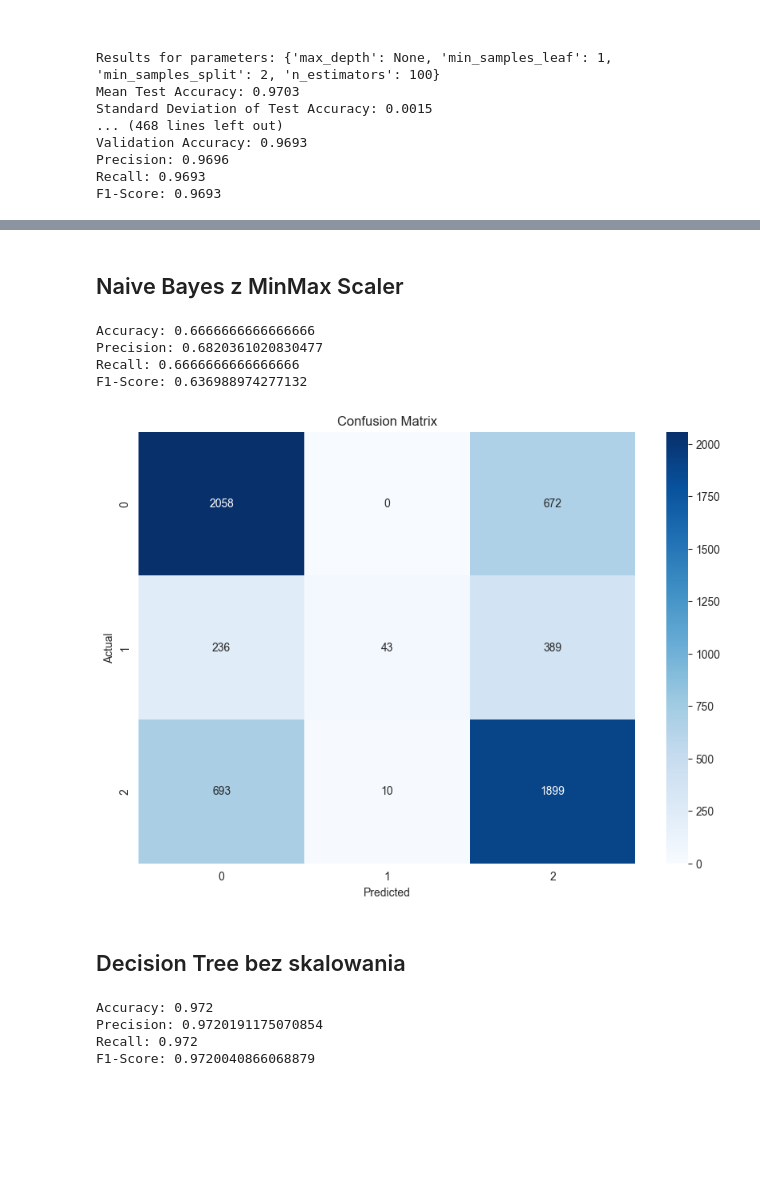
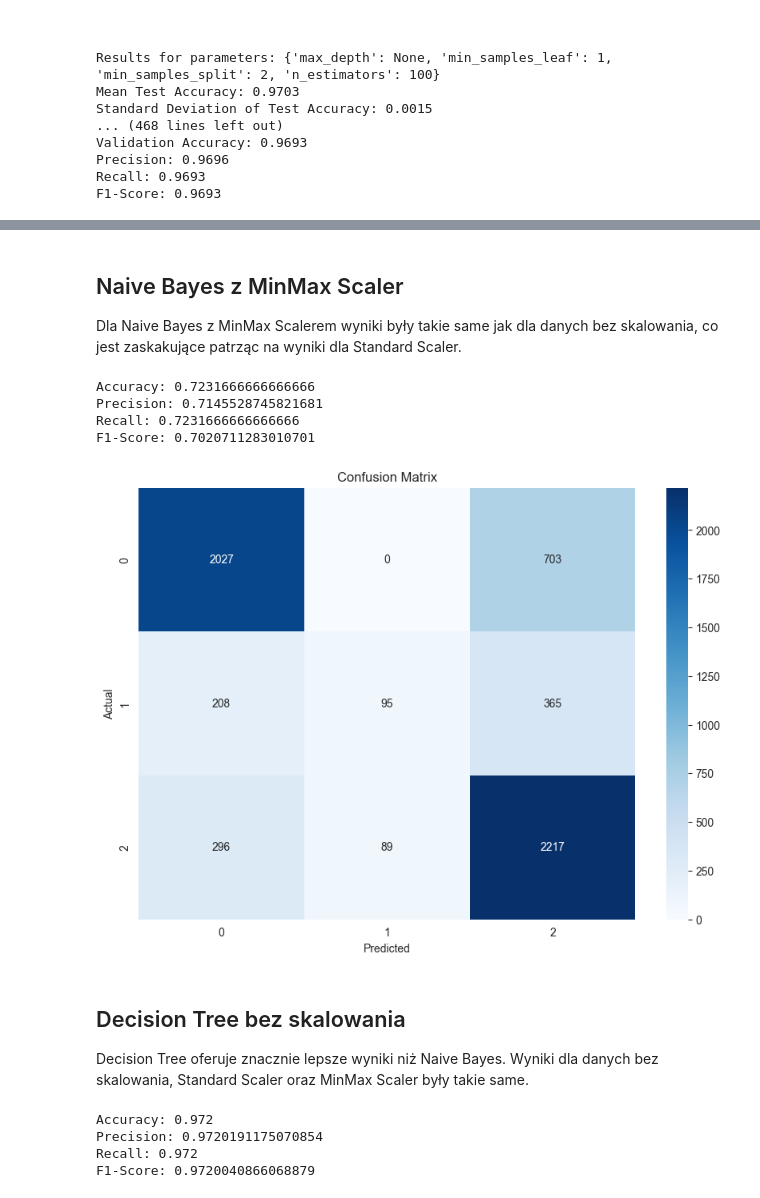
Before and after one commit to Ninja00Shadow/SIiIW, a Jupyter notebook: MachineLearning/List4.ipynb, the cells around one changed output, grey strips where cells are left out. Cells and saved outputs as stored; diff of their text form; code cells hidden in the pictures; blank space fills up the shorter version.

```diff
--- a/MachineLearning/List4.ipynb
+++ b/MachineLearning/List4.ipynb
@@ -262,0 +329,15 @@ weighted avg       0.70      0.68      0.65      6000
+# %%
+nb_model = BernoulliNB()
+
+nb_params = {
+    'alpha': [0.1, 0.5, 1, 1.5, 2, 3, 5]
+}
+
+nb_grid = GridSearchCV(estimator=nb_model, param_grid=nb_params, cv=5, scoring='accuracy')
+nb_grid.fit(X_train, y_train)
+
+print("Best parameters for Bernoulli Naive Bayes:", nb_grid.best_params_)
+nb_best_model = nb_grid.best_estimator_
+nb_predictions = nb_best_model.predict(X_val)
+print("Accuracy:", accuracy_score(y_val, nb_predictions))
+print(classification_report(y_val, nb_predictions))
@@ -274,7 +371,7 @@ for i, params in enumerate(results['params']):
     print(f"Mean Test Accuracy: {mean_test_score:.4f}")
     print(f"Standard Deviation of Test Accuracy: {std_test_score:.4f}")
 
-    model = GaussianNB(**params)
+    model = BernoulliNB(**params)
     model.fit(X_train, y_train)
     predictions = model.predict(X_val)
 
@@ -492,5 +643,5 @@ def train_and_evaluate(model, X_val, y_val):
 # %%
-nb_model = GaussianNB(var_smoothing=0.01)
+nb_model = BernoulliNB(alpha=2)
 nb_model.fit(X_train, y_train)
 
 _, nb_accuracy, nb_precision, nb_recall, nb_f1 = train_and_evaluate(nb_model, X_val, y_val)
@@ -505,5 +658,5 @@ F1-Score: 0.6506694768031549
 # %%
-nb_model = GaussianNB(var_smoothing=0.01)
+nb_model = BernoulliNB(alpha=2)
 nb_model.fit(processed_x_train, y_train)
 
 _, nb_accuracy, nb_precision, nb_recall, nb_f1 = train_and_evaluate(nb_model, processed_x_val, y_val)
@@ -515,19 +668,23 @@ F1-Score: 0.6410710260061223
 [figure]
 # %% [markdown]
 ## Naive Bayes z MinMax Scaler
+
+Dla Naive Bayes z MinMax Scalerem wyniki były takie same jak dla danych bez skalowania, co jest zaskakujące patrząc na wyniki dla Standard Scaler.
 # %%
-nb_model = GaussianNB(var_smoothing=0.01)
+nb_model = BernoulliNB(alpha=2)
 nb_model.fit(processed2_x_train, y_train)
 
 _, nb_accuracy, nb_precision, nb_recall, nb_f1 = train_and_evaluate(nb_model, processed2_x_val, y_val)
 # %% [output]
-Accuracy: 0.6666666666666666
-Precision: 0.6820361020830477
-Recall: 0.6666666666666666
-F1-Score: 0.636988974277132
+Accuracy: 0.7231666666666666
+Precision: 0.7145528745821681
+Recall: 0.7231666666666666
+F1-Score: 0.7020711283010701
-[figure, old version]
+[figure, new version]
 # %% [markdown]
 ## Decision Tree bez skalowania
+
+Decision Tree oferuje znacznie lepsze wyniki niż Naive Bayes. Wyniki dla danych bez skalowania, Standard Scaler oraz MinMax Scaler były takie same.
 # %%
 dt_model = DecisionTreeClassifier(max_depth=None, min_samples_leaf=1, min_samples_split=2, random_state=42)
 dt_model.fit(X_train, y_train)
```
Also changed, not shown: parts of 36 cells of this notebook.
